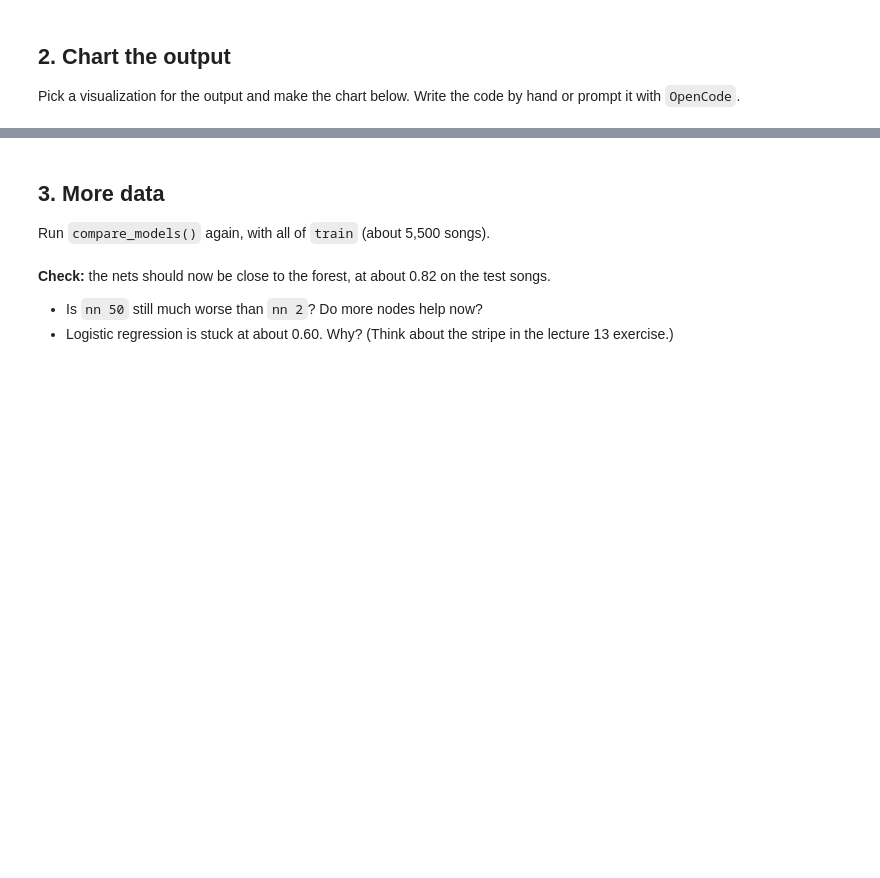
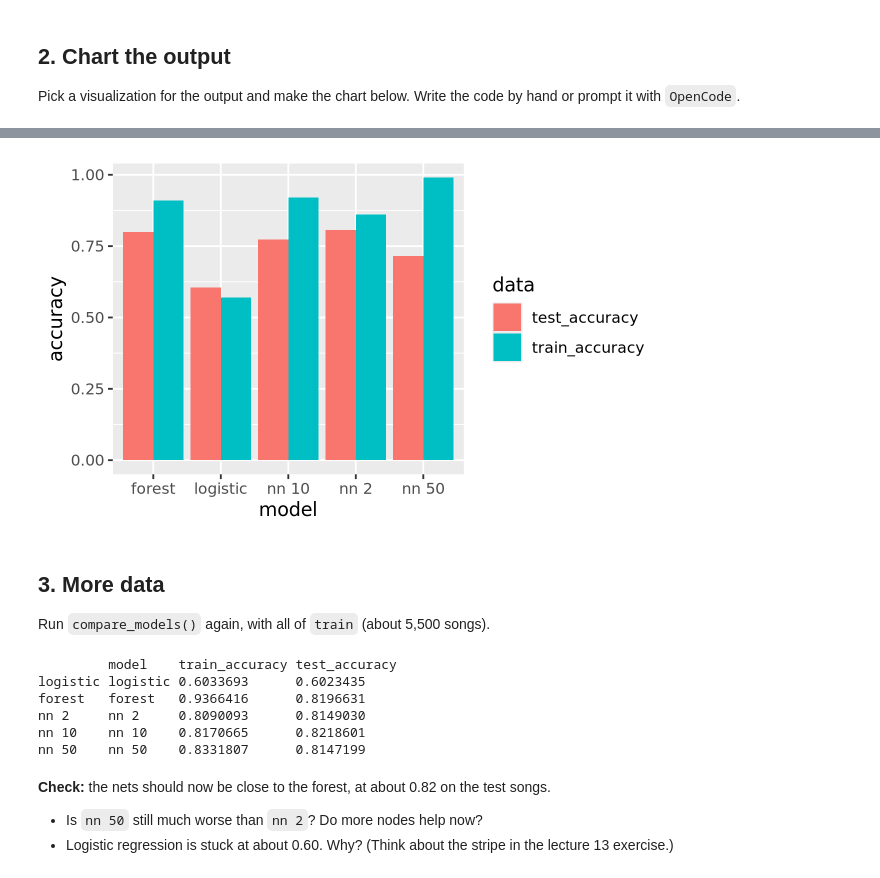
Before and after one commit to kokwunze/codespace, a Jupyter notebook: exercises/16-nn-exercise.ipynb, the cells around one changed output, grey strips where cells are left out. Cells and saved outputs as stored; diff of their text form; code cells hidden in the pictures; blank space fills up the shorter version.

```diff
--- a/exercises/16-nn-exercise.ipynb
+++ b/exercises/16-nn-exercise.ipynb
@@ -107,7 +139,47 @@ Pick a visualization for the output and make the chart below. Write the code by
+# %%
+results_small |>
+    pivot_longer(
+        cols=c(train_accuracy, test_accuracy),
+        names_to='data',
+        values_to='accuracy',
+) |>
+ggplot(aes(x=model, y=accuracy, fill=data))+
+    geom_col(position='dodge')
+# %% [output]
+[figure, added]
 # %% [markdown]
 ## 3. More data
 
 Run `compare_models()` again, with all of `train` (about 5,500 songs).
+# %%
+compare_models <- function(train_data) {
+    set.seed(512)
+    fits <- list(
+        logistic = logistic_reg() |> fit(genre ~ danceability + tempo, data = train),
+        forest   = rand_forest(trees = 200) |> set_mode('classification') |> set_engine('ranger') |>
+                       fit(genre ~ danceability + tempo, data = train),
+        `nn 2`   = fit_nn(2, train),
+        `nn 10`  = fit_nn(10, train),
+        `nn 50`  = fit_nn(50, train)
+    )
+
+    tibble(
+        model = names(fits),
+        train_accuracy = map_dbl(fits, accuracy_of, data = train),
+        test_accuracy  = map_dbl(fits, accuracy_of, data = test)
+    )
+}
+
+results_full = compare_models(train)
+
+results_full
+# %% [output]
+         model    train_accuracy test_accuracy
+logistic logistic 0.6033693      0.6023435
+forest   forest   0.9366416      0.8196631
+nn 2     nn 2     0.8090093      0.8149030
+nn 10    nn 10    0.8170665      0.8218601
+nn 50    nn 50    0.8331807      0.8147199
 # %% [markdown]
 **Check:** the nets should now be close to the forest, at about 0.82 on the test songs.
 
```
Also changed, not shown: parts of 6 cells of this notebook.
